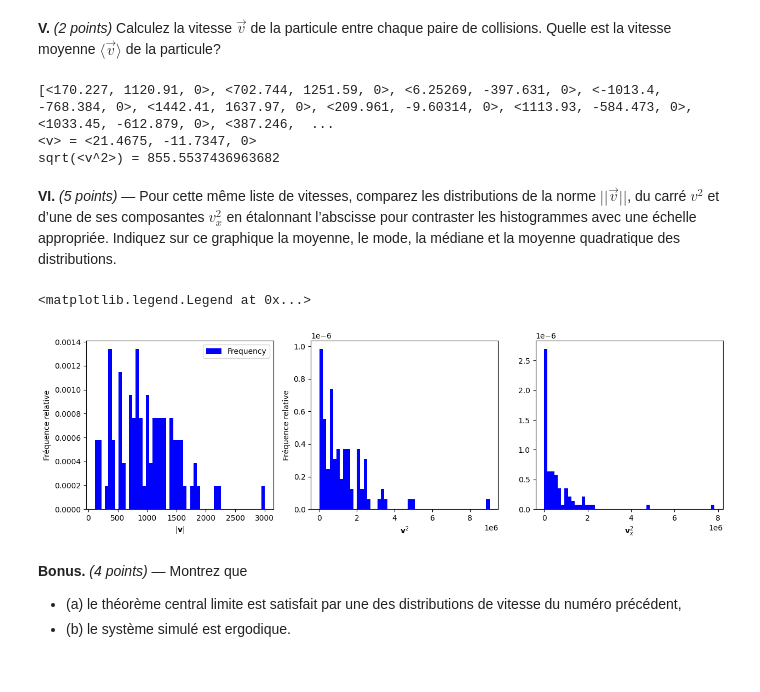
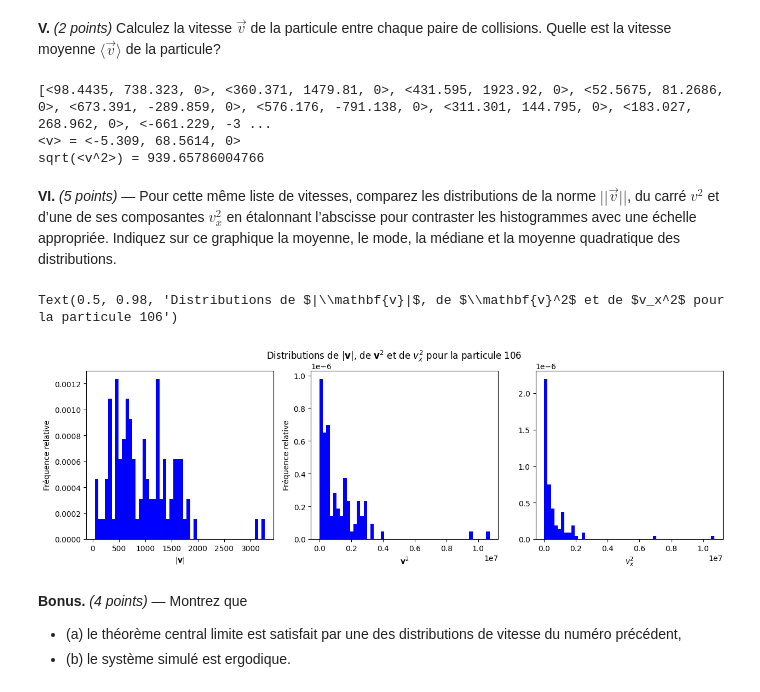
Before and after one commit to MATOT9/Etat-Solide, a Jupyter notebook: TP1/TDS-TPNB_Part1_H24.ipynb, the cells around one changed output. Cells and saved outputs as stored; diff of their text form; code cells hidden in the pictures.

```diff
--- a/TP1/TDS-TPNB_Part1_H24.ipynb
+++ b/TP1/TDS-TPNB_Part1_H24.ipynb
@@ -151,6 +151,13 @@ print(f"{lmoy:.5}, {tau:.5}")
 # %% [markdown]
 **V.** _(2 points)_ Calculez la vitesse $\vec{v}$ de la particule entre chaque paire de collisions. Quelle est la vitesse moyenne $\langle\vec{v}\rangle$ de la particule?
 # %%
+# Si le dernier élément est nul, l'enlever
+while True:
+    if tCollision[-1] == 0:
+        tCollision.pop()
+        dVec.pop()
+    else:
+        break
 vVec = [d/t for d, t in zip(dVec, tCollision)]
 vMoy = sum(dVec, vp.vector(0, 0, 0)) / (dt*timeLoopLen)
 
@@ -158,33 +165,33 @@ print(vVec)
 print(f"<v> = {vMoy}")
 print(f"sqrt(<v^2>) = {lmoy/tau}")
 # %% [output]
-[<170.227, 1120.91, 0>, <702.744, 1251.59, 0>, <6.25269, -397.631, 0>, <-1013.4, -768.384, 0>, <1442.41, 1637.97, 0>, <209.961, -9.60314, 0>, <1113.93, -584.473, 0>, <1033.45, -612.879, 0>, <387.246,  ...
-<v> = <21.4675, -11.7347, 0>
-sqrt(<v^2>) = 855.5537436963682
+[<98.4435, 738.323, 0>, <360.371, 1479.81, 0>, <431.595, 1923.92, 0>, <52.5675, 81.2686, 0>, <673.391, -289.859, 0>, <576.176, -791.138, 0>, <311.301, 144.795, 0>, <183.027, 268.962, 0>, <-661.229, -3 ...
+<v> = <-5.309, 68.5614, 0>
+sqrt(<v^2>) = 939.65786004766
 # %% [markdown]
 **VI.** _(5 points)_ &mdash; Pour cette même liste de vitesses, comparez les distributions de la norme $||\vec{v}||$, du carré $v^2$ et d’une de ses composantes $v_x^2$ en étalonnant l’abscisse pour contraster les histogrammes avec une échelle appropriée. Indiquez sur ce graphique la moyenne, le mode, la médiane et la moyenne quadratique des distributions.
 # %%
 import matplotlib.pyplot as plt
 %matplotlib inline
 
 vNorm = [vp.mag(v) for v in vVec]
 v2Norm = [vp.mag2(v) for v in vVec]
 vxNorm = [v.x**2 for v in vVec]
 
 NBINS = 50
 fig, axs = plt.subplots(1, 3, figsize=(15, 4))
 axs[0].hist(vNorm, NBINS, density=True, color="b", label="Frequency")
 axs[1].hist(v2Norm, NBINS, density=True, color="b", label="Frequency")
 axs[2].hist(vxNorm, NBINS, density=True, color="b", label="Frequency")
 axs[0].set_xlabel(r"$|\mathbf{v}|$")
 axs[1].set_xlabel(r"$\mathbf{v}^2$")
-axs[2].set_xlabel(r"$\mathbf{v}_x^2$")
+axs[2].set_xlabel(r"$v_x^2$")
 [axs[i].set_ylabel("Fréquence relative") for i in range(2)]
 #axs[0].set_title("Dataset")
-axs[0].legend()
+fig.suptitle(r"Distributions de $|\mathbf{v}|$, de $\mathbf{v}^2$ et de $v_x^2$ pour la particule"+f" {analyseSphere}")
 # %% [output]
-<matplotlib.legend.Legend at 0x...>
+Text(0.5, 0.98, 'Distributions de $|\\mathbf{v}|$, de $\\mathbf{v}^2$ et de $v_x^2$ pour la particule 106')
-[figure, old version]
+[figure, new version]
 # %% [markdown]
 **Bonus.** _(4 points)_ &mdash; Montrez que
 - (a) le théorème central limite est satisfait par une des distributions de vitesse du numéro précédent,
```
Also changed, not shown: parts of 6 cells of this notebook, 2 other files.
